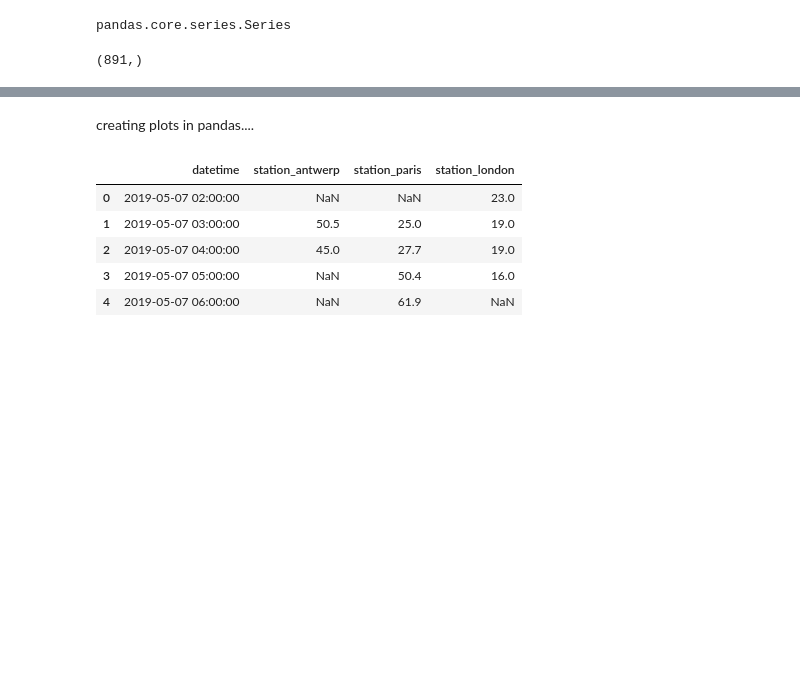
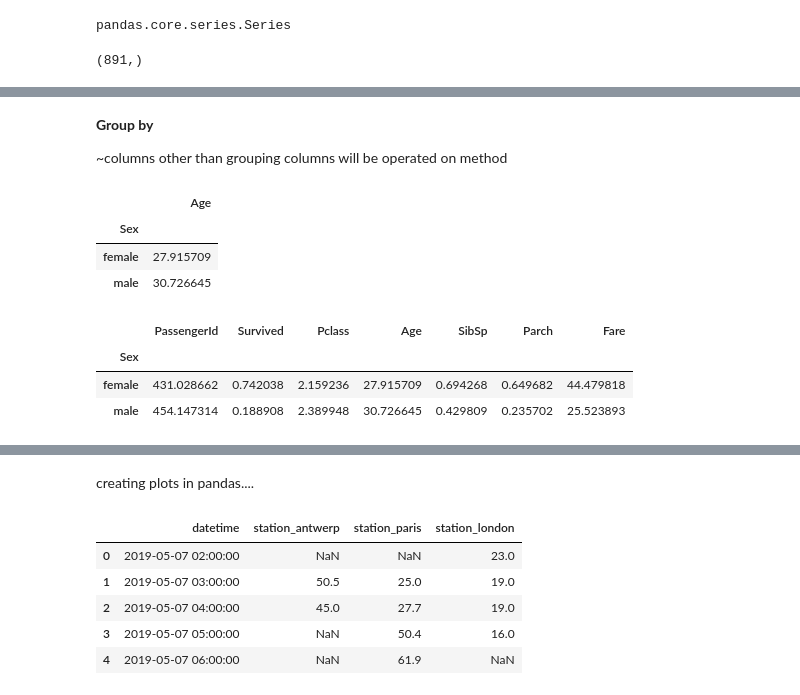
Before and after one commit to Dipendra1999/Pandas, a Jupyter notebook: quickstartPandas.ipynb, the cells around one changed output, grey strips where cells are left out. Drawn from its saved outputs; the diff is of its cells as text; code cells hidden in the pictures; blank space fills up the shorter version.

Commit message:
pandas quick start aggregation methods applied on titanic dataset

```diff
--- a/quickstartPandas.ipynb
+++ b/quickstartPandas.ipynb
@@ -230,0 +271,19 @@ ages.shape
+# %% [markdown]
+**Group by**
+
+~columns other than grouping columns will be operated on method
+# %%
+titanic[["Sex","Age"]].groupby("Sex").mean()
+# %% [output]
+|  | Age |
+| Sex |  |
+| female | 27.915709 |
+| male | 30.726645 |
+# %%
+pd.set_option("display.max_columns",10)
+titanic.groupby("Sex").mean(numeric_only=True)
+# %% [output]
+|  | PassengerId | Survived | Pclass | Age | SibSp | Parch | Fare |
+| Sex |  |  |  |  |  |  |  |
+| female | 431.028662 | 0.742038 | 2.159236 | 27.915709 | 0.694268 | 0.649682 | 44.479818 |
+| male | 454.147314 | 0.188908 | 2.389948 | 30.726645 | 0.429809 | 0.235702 | 25.523893 |
```
Also changed, not shown: parts of 9 cells of this notebook, 1 other file.
